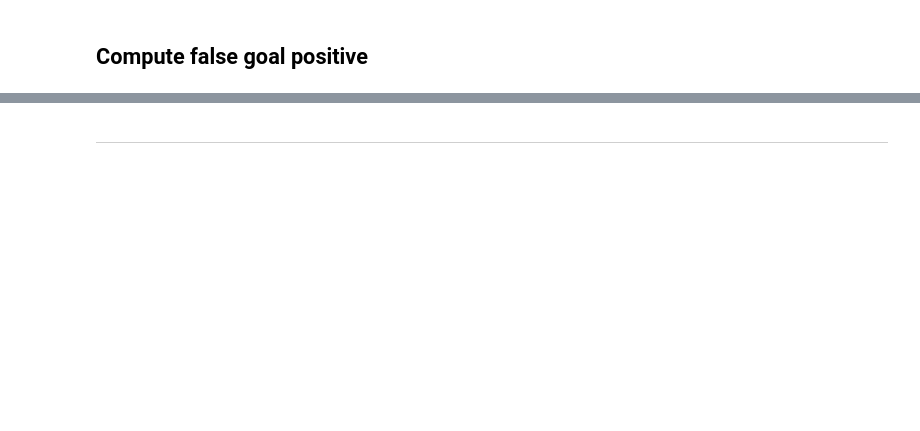
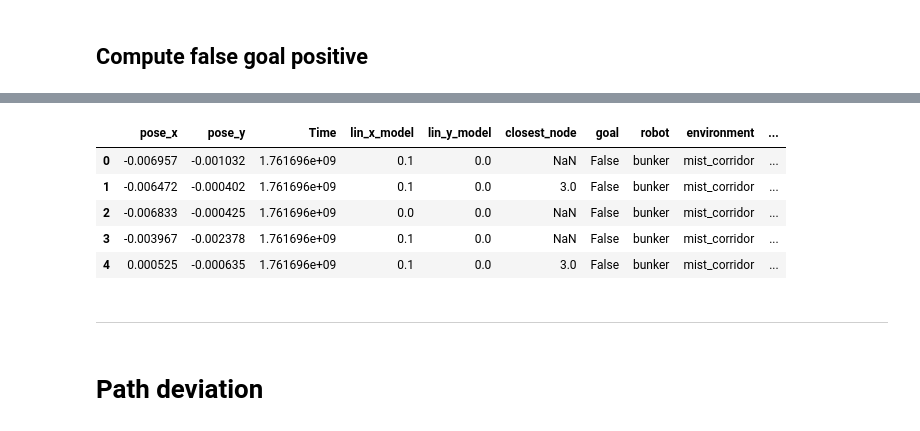
Before and after one commit to MaevaGuerrier/vnm-zeroshot-eval, a Jupyter notebook: metrics/scripts/plots.ipynb, the cells around one changed output, grey strips where cells are left out. Saved outputs shown, nothing was run; the diff lists cells and outputs as text; code cells hidden in the pictures; blank space fills up the shorter version.

```diff
--- a/metrics/scripts/plots.ipynb
+++ b/metrics/scripts/plots.ipynb
@@ -255,2 +345,14 @@ false_positive_df.head()
+# %%
+df = df.merge(false_positive_df, on=['robot', 'environment', 'augmentation', 'env_type'], how='left')
+df.head()
+# %% [output]
+|  | pose_x | pose_y | Time | lin_x_model | lin_y_model | closest_node | goal | robot | environment | ... |
+| 0 | -0.006957 | -0.001032 | 1.761696e+09 | 0.1 | 0.0 | NaN | False | bunker | mist_corridor | ... |
+| 1 | -0.006472 | -0.000402 | 1.761696e+09 | 0.1 | 0.0 | 3.0 | False | bunker | mist_corridor | ... |
+| 2 | -0.006833 | -0.000425 | 1.761696e+09 | 0.0 | 0.0 | NaN | False | bunker | mist_corridor | ... |
+| 3 | -0.003967 | -0.002378 | 1.761696e+09 | 0.1 | 0.0 | NaN | False | bunker | mist_corridor | ... |
+| 4 | 0.000525 | -0.000635 | 1.761696e+09 | 0.1 | 0.0 | 3.0 | False | bunker | mist_corridor | ... |
 # %% [markdown]
 ___________________
+# %% [markdown]
+# Path deviation
```
Also changed, not shown: parts of 17 cells of this notebook, 16 other files.
